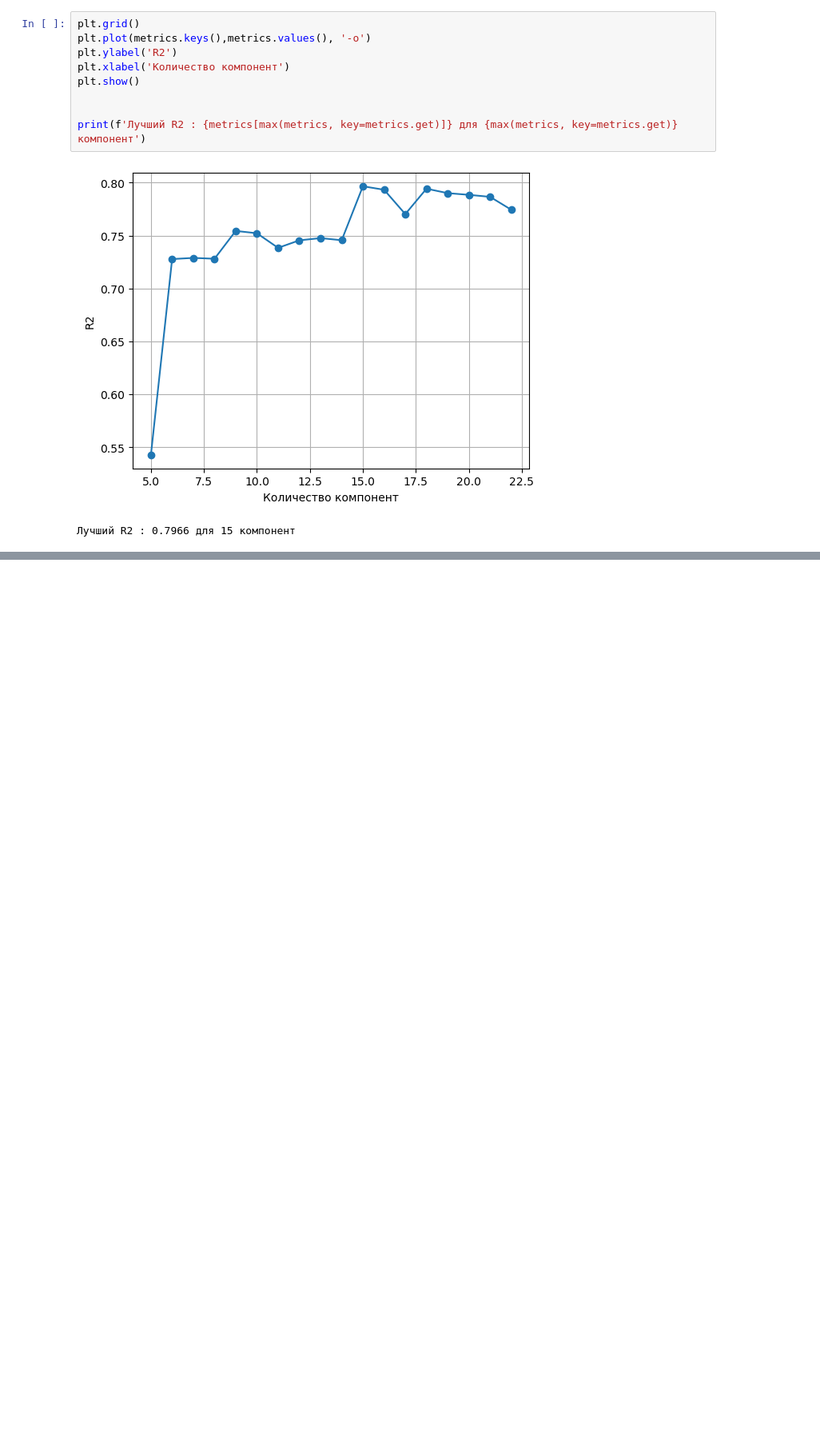
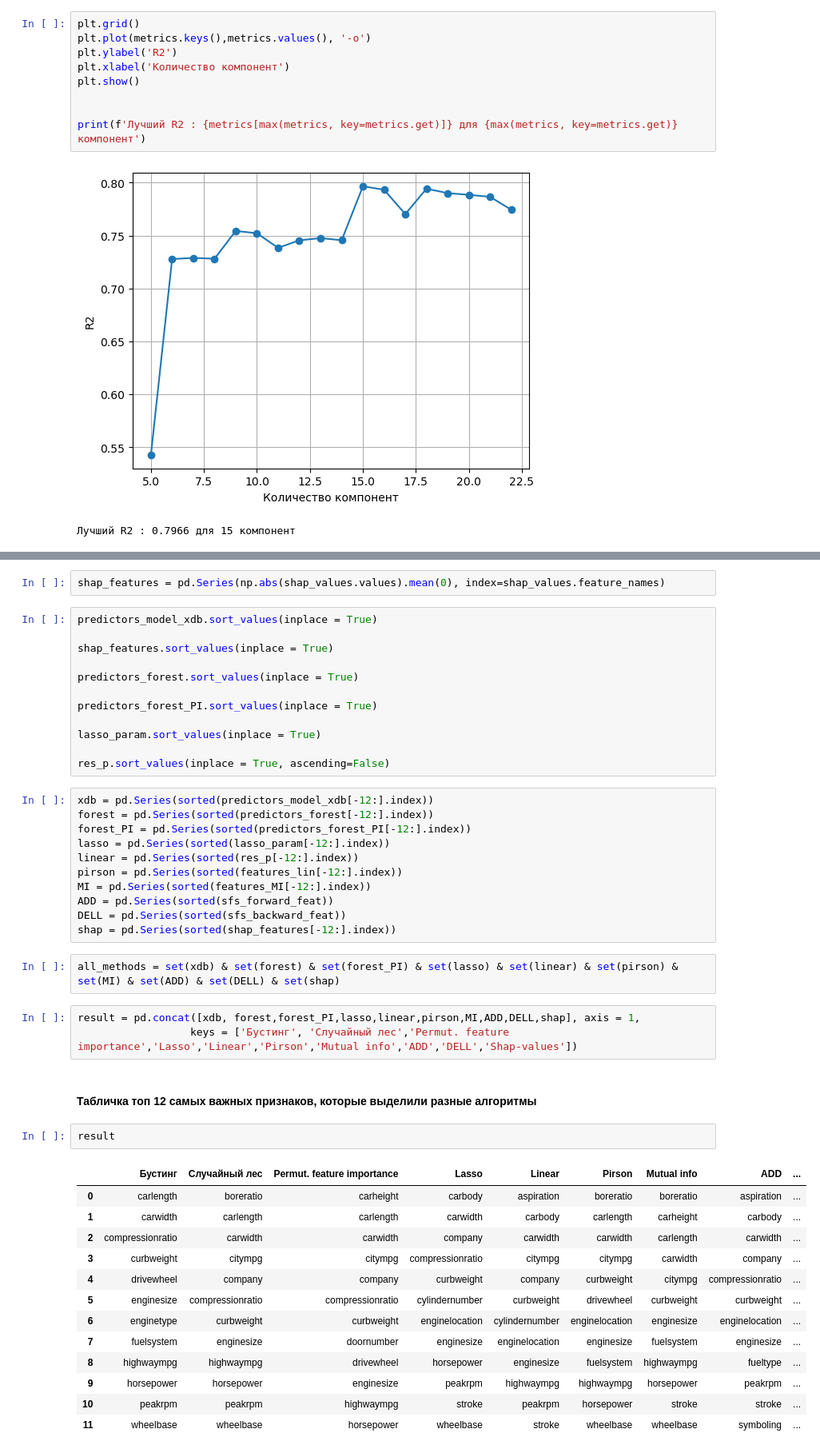
Before and after one commit to anVysa/-, a Jupyter notebook: Selection and identification of features.ipynb, the cells around one changed output, grey strips where cells are left out. Shown at 80% size. Cells and saved outputs as stored; diff of their text form; blank space fills up the shorter version.

```diff
--- a/Selection and identification of features.ipynb
+++ b/Selection and identification of features.ipynb
@@ -934,0 +931,48 @@ print(f'Лучший R2 : {metrics[max(metrics, key=metrics.get)]} для {max(m
+# %%
+shap_features = pd.Series(np.abs(shap_values.values).mean(0), index=shap_values.feature_names)
+# %%
+predictors_model_xdb.sort_values(inplace = True)
+
+shap_features.sort_values(inplace = True)
+
+predictors_forest.sort_values(inplace = True)
+
+predictors_forest_PI.sort_values(inplace = True)
+
+lasso_param.sort_values(inplace = True)
+
+res_p.sort_values(inplace = True, ascending=False)
+# %%
+xdb = pd.Series(sorted(predictors_model_xdb[-12:].index))
+forest = pd.Series(sorted(predictors_forest[-12:].index))
+forest_PI = pd.Series(sorted(predictors_forest_PI[-12:].index))
+lasso = pd.Series(sorted(lasso_param[-12:].index))
+linear = pd.Series(sorted(res_p[-12:].index))
+pirson = pd.Series(sorted(features_lin[-12:].index))
+MI = pd.Series(sorted(features_MI[-12:].index))
+ADD = pd.Series(sorted(sfs_forward_feat))
+DELL = pd.Series(sorted(sfs_backward_feat))
+shap = pd.Series(sorted(shap_features[-12:].index))
+# %%
+all_methods = set(xdb) & set(forest) & set(forest_PI) & set(lasso) & set(linear) & set(pirson) & set(MI) & set(ADD) & set(DELL) & set(shap)
+# %%
+result = pd.concat([xdb, forest,forest_PI,lasso,linear,pirson,MI,ADD,DELL,shap], axis = 1,
+                  keys = ['Бустинг', 'Случайный лес','Permut. feature importance','Lasso','Linear','Pirson','Mutual info','ADD','DELL','Shap-values'])
+# %% [markdown]
+#### Табличка топ 12 самых важных признаков, которые выделили разные алгоритмы
+# %%
+result
+# %% [output]
+|  | Бустинг | Случайный лес | Permut. feature importance | Lasso | Linear | Pirson | Mutual info | ADD | ... |
+| 0 | carlength | boreratio | carheight | carbody | aspiration | boreratio | boreratio | aspiration | ... |
+| 1 | carwidth | carlength | carlength | carwidth | carbody | carlength | carheight | carbody | ... |
+| 2 | compressionratio | carwidth | carwidth | company | carwidth | carwidth | carlength | carwidth | ... |
+| 3 | curbweight | citympg | citympg | compressionratio | citympg | citympg | carwidth | company | ... |
+| 4 | drivewheel | company | company | curbweight | company | curbweight | citympg | compressionratio | ... |
+| 5 | enginesize | compressionratio | compressionratio | cylindernumber | curbweight | drivewheel | curbweight | curbweight | ... |
+| 6 | enginetype | curbweight | curbweight | enginelocation | cylindernumber | enginelocation | enginesize | enginelocation | ... |
+| 7 | fuelsystem | enginesize | doornumber | enginesize | enginelocation | enginesize | fuelsystem | enginesize | ... |
+| 8 | highwaympg | highwaympg | drivewheel | horsepower | enginesize | fuelsystem | highwaympg | fueltype | ... |
+| 9 | horsepower | horsepower | enginesize | peakrpm | highwaympg | highwaympg | horsepower | peakrpm | ... |
+| 10 | peakrpm | peakrpm | highwaympg | stroke | peakrpm | horsepower | stroke | stroke | ... |
+| 11 | wheelbase | wheelbase | horsepower | wheelbase | stroke | wheelbase | wheelbase | symboling | ... |
```
Also changed, not shown: parts of 14 cells of this notebook.
